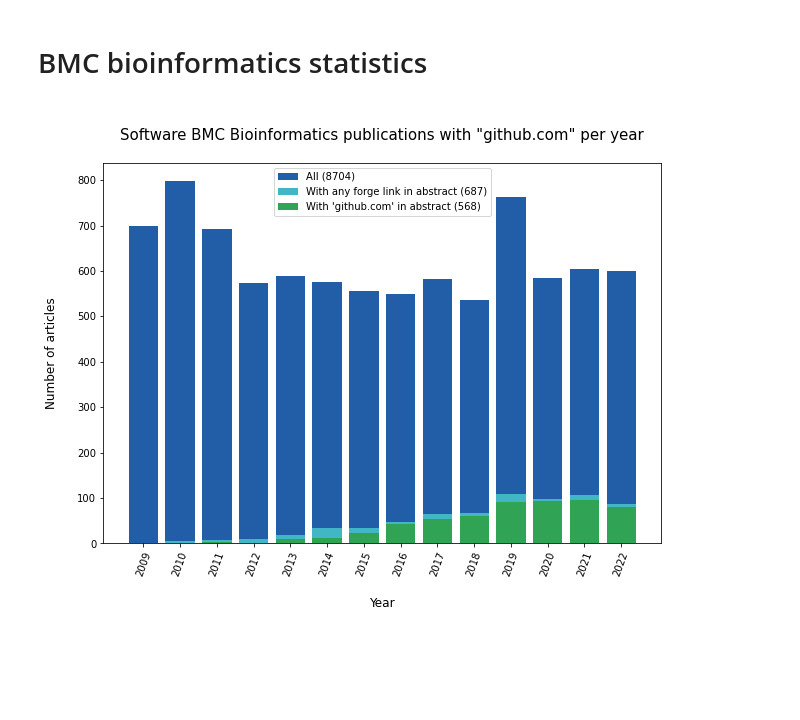
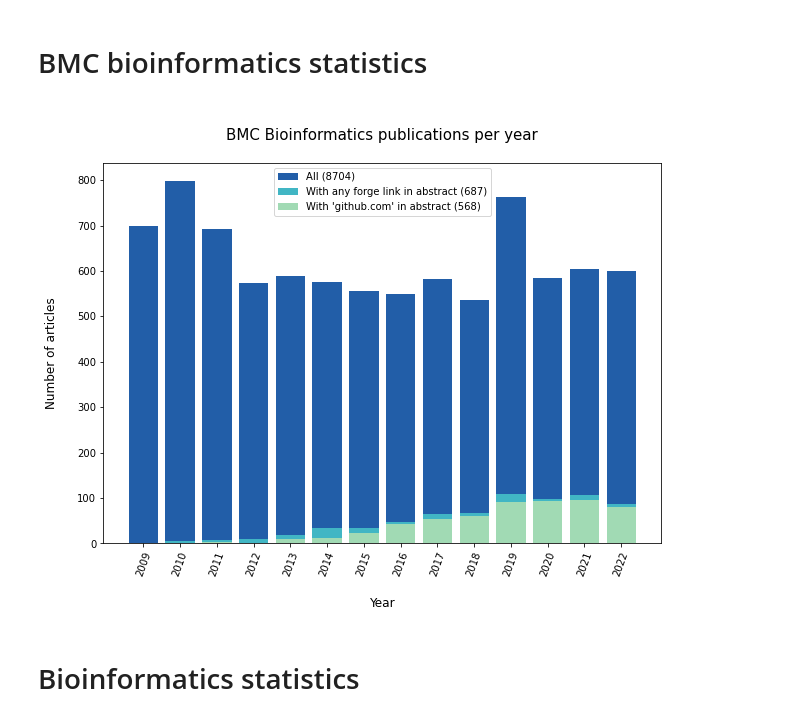
Before and after one commit to zhukovanadezhda/bioinformatics-software, a Jupyter notebook: pubmed_api.ipynb, the cells around one changed output. Drawn from its saved outputs; the diff is of its cells as text; code cells hidden in the pictures; blank space fills up the shorter version.

Commit message:
bioinformatics and gitlab stat

```diff
--- a/pubmed_api.ipynb
+++ b/pubmed_api.ipynb
@@ -158,7 +158,7 @@ results = []
 #API Pubmed rate limit is 10 request per second with a token and 3 request par second without it
 
 #count = 0
-for PMID in tqdm(pm):
+for PMID in tqdm(PMIDs):
     #count += 1
     #if count % 10 == 0:
     #    time.sleep(1)
@@ -591,13 +591,13 @@ stats_forges = {}
 PMIDs_forges = []
 stats_forges = {}
 
-for query in queries_forges:
+for query in tqdm(queries_forges):
     nb = 0 #number of articles for this query
     nb_soft = 0
     queryLinkSearch = f"{domain}/esearch.fcgi?db={db}&retmode={retmode}&retmax=15000&term={query}"
     response = requests.get(queryLinkSearch)
     pubmed_json = response.json()
-    for id in tqdm(pubmed_json["esearchresult"]["idlist"]):
+    for id in pubmed_json["esearchresult"]["idlist"]:
         #checking if there are any dublicates in PubMed IDs (it happens because of the PubDate that can be EPubDate or normal)
         if id not in PMIDs_forges:
             nb += 1
@@ -609,13 +609,13 @@ stats_in_journal = {}
 PMIDs_in_journal = []
 stats_soft = {}
 
-for query in queries:
+for query in tqdm(queries):
     nb = 0 #number of articles for this query
     nb_soft = 0
     queryLinkSearch = f"{domain}/esearch.fcgi?db={db}&retmode={retmode}&retmax=15000&term={query}"
     response = requests.get(queryLinkSearch)
     pubmed_json = response.json()
-    for id in tqdm(pubmed_json["esearchresult"]["idlist"]):
+    for id in pubmed_json["esearchresult"]["idlist"]:
         #checking if there are any dublicates in PubMed IDs (it happens because of the PubDate that can be EPubDate or normal)
         if id not in PMIDs_in_journal:
             nb += 1
@@ -633,13 +633,13 @@ stats_with_link = {}
 stats_soft_with_link = {}
 PMIDs_with_link = []
 
-for query in queries_github:
+for query in tqdm(queries_github):
     nb = 0 #number of articles for this query
     nb_soft = 0
     queryLinkSearch = f"{domain}/esearch.fcgi?db={db}&retmode={retmode}&retmax=15000&term={query}"
     response = requests.get(queryLinkSearch)
     pubmed_json = response.json()
-    for id in tqdm(pubmed_json["esearchresult"]["idlist"]):
+    for id in pubmed_json["esearchresult"]["idlist"]:
         #checking if there are any dublicates in PubMed IDs (it happens because of the PubDate that can be EPubDate or normal)
         if id not in PMIDs_with_link:
             nb += 1
@@ -655,33 +655,30 @@ for query in queries_github:
 # %%
 fig, ax = plt.subplots(figsize=(10, 7))
 
 years = list(range(2009, 2023))
 values_journal = list(stats_in_journal.values())
-values_soft = list(stats_soft.values())
 values_links = list(stats_with_link.values())
-values_soft_with_link = list(stats_soft_with_link.values())
 values_forges = list(stats_forges.values())
 
 for i in range(14):
     values_forges[i] += values_links[i]
 
 ax.bar(years, values_journal, color='#225ea8')
 ax.bar(years, values_forges, color='#41b6c4')
-#ax.bar(years, values_soft, color='#41b6c4')
-ax.bar(years, values_links, color='#31a354')
-#ax.bar(years, values_soft_with_link, color='#006837')
+ax.bar(years, values_links, color='#a1dab4')
 
 ax.legend([f"All ({sum(values_journal)})",
            f"With any forge link in abstract ({sum(values_forges)})",
            f"With 'github.com' in abstract ({sum(values_links)})"], loc = 'upper center')
-#           f"Software with 'github.com' \n in abstract ({sum(values_soft_with_link)})"], loc = 'upper center')
 
 ax.set_xlabel('\nYear', fontsize=12, fontfamily='sans-serif')
 ax.set_ylabel('Number of articles\n', fontsize=12, fontfamily='sans-serif')
-ax.set_title('\nSoftware BMC Bioinformatics publications with "github.com" per year\n', fontsize=15, fontfamily='sans-serif')
+ax.set_title('\nBMC Bioinformatics publications per year\n', fontsize=15, fontfamily='sans-serif')
 
 plt.xticks(years, rotation=70)
 
 plt.show()
 # %% [output]
-[figure, old version]
+[figure, new version]
+# %% [markdown]
+# Bioinformatics statistics
```
Also changed, not shown: parts of 13 cells of this notebook, 4 other files.
